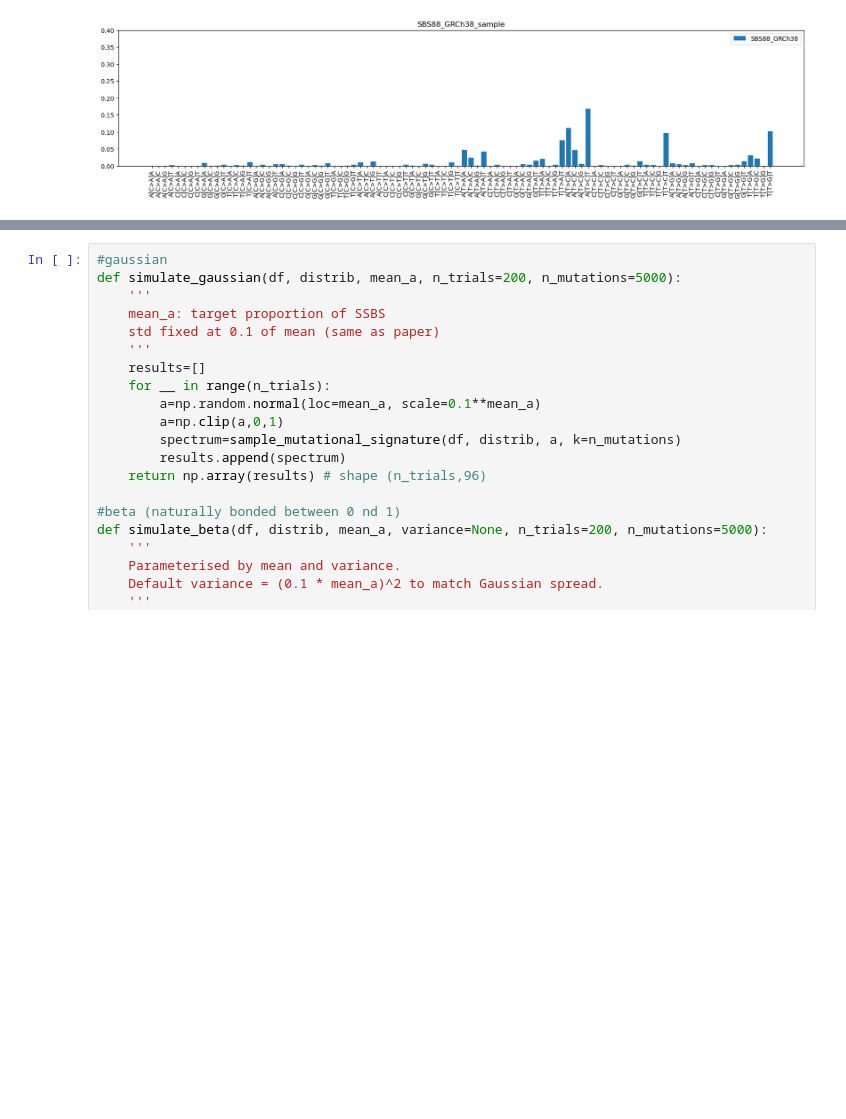
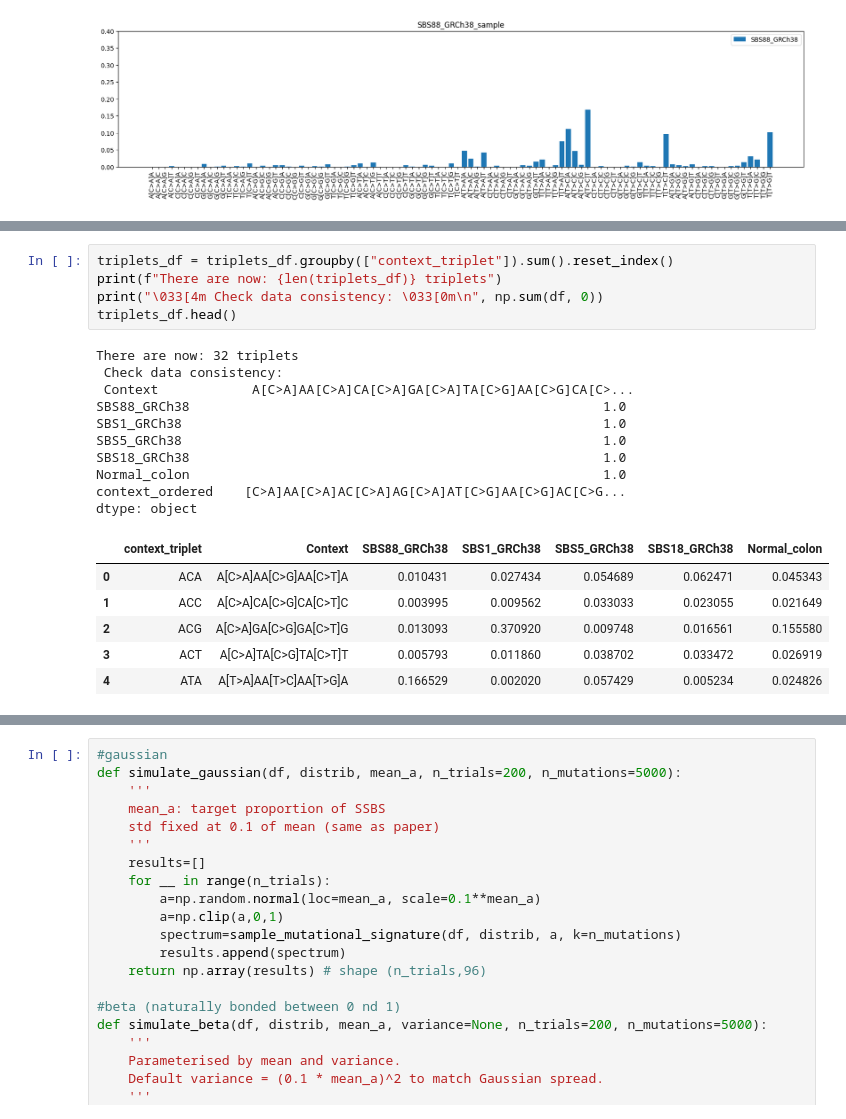
Before and after one commit to fredwdickinson/rscam-g6, a Jupyter notebook: Mutations_simulation.ipynb, the cells around one changed output, grey strips where cells are left out. Drawn from its saved outputs; the diff is of its cells as text; blank space fills up the shorter version.

```diff
--- a/Mutations_simulation.ipynb
+++ b/Mutations_simulation.ipynb
@@ -149,0 +166,22 @@ vis_data([test_1, test_2, test_3], final_df["Context"], [f"a: {a_1}", f"a: {a_2}
+# %%
+triplets_df = triplets_df.groupby(["context_triplet"]).sum().reset_index()
+print(f"There are now: {len(triplets_df)} triplets")
+print("\033[4m Check data consistency: \033[0m\n", np.sum(df, 0))
+triplets_df.head()
+# %% [output]
+There are now: 32 triplets
+ Check data consistency:
+ Context            A[C>A]AA[C>A]CA[C>A]GA[C>A]TA[C>G]AA[C>G]CA[C>...
+SBS88_GRCh38                                                     1.0
+SBS1_GRCh38                                                      1.0
+SBS5_GRCh38                                                      1.0
+SBS18_GRCh38                                                     1.0
+Normal_colon                                                     1.0
+context_ordered    [C>A]AA[C>A]AC[C>A]AG[C>A]AT[C>G]AA[C>G]AC[C>G...
+dtype: object
+|  | context_triplet | Context | SBS88_GRCh38 | SBS1_GRCh38 | SBS5_GRCh38 | SBS18_GRCh38 | Normal_colon |
+| 0 | ACA | A[C>A]AA[C>G]AA[C>T]A | 0.010431 | 0.027434 | 0.054689 | 0.062471 | 0.045343 |
+| 1 | ACC | A[C>A]CA[C>G]CA[C>T]C | 0.003995 | 0.009562 | 0.033033 | 0.023055 | 0.021649 |
+| 2 | ACG | A[C>A]GA[C>G]GA[C>T]G | 0.013093 | 0.370920 | 0.009748 | 0.016561 | 0.155580 |
+| 3 | ACT | A[C>A]TA[C>G]TA[C>T]T | 0.005793 | 0.011860 | 0.038702 | 0.033472 | 0.026919 |
+| 4 | ATA | A[T>A]AA[T>C]AA[T>G]A | 0.166529 | 0.002020 | 0.057429 | 0.005234 | 0.024826 |
```
Also changed, not shown: parts of 9 cells of this notebook.
